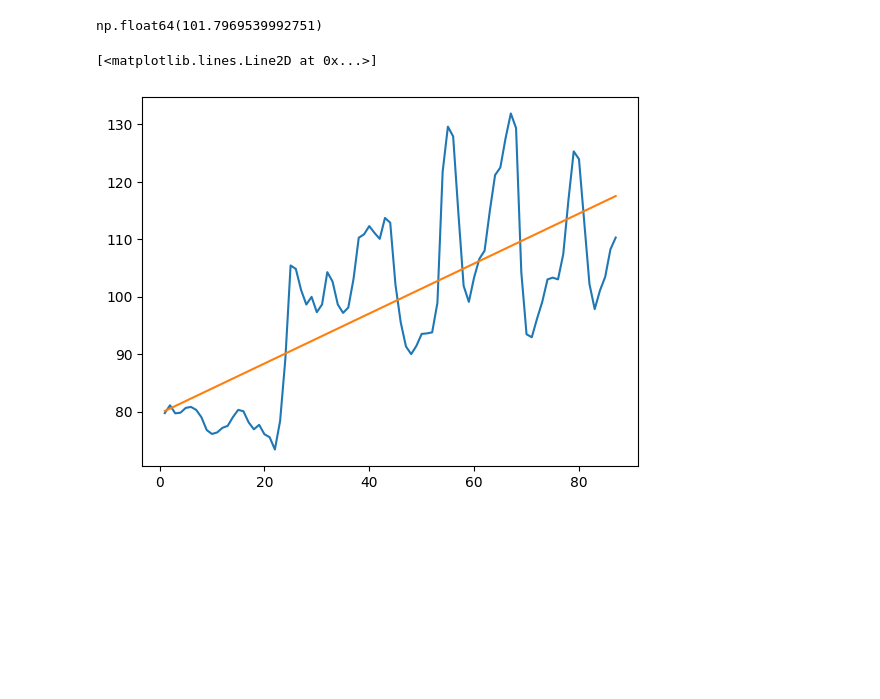
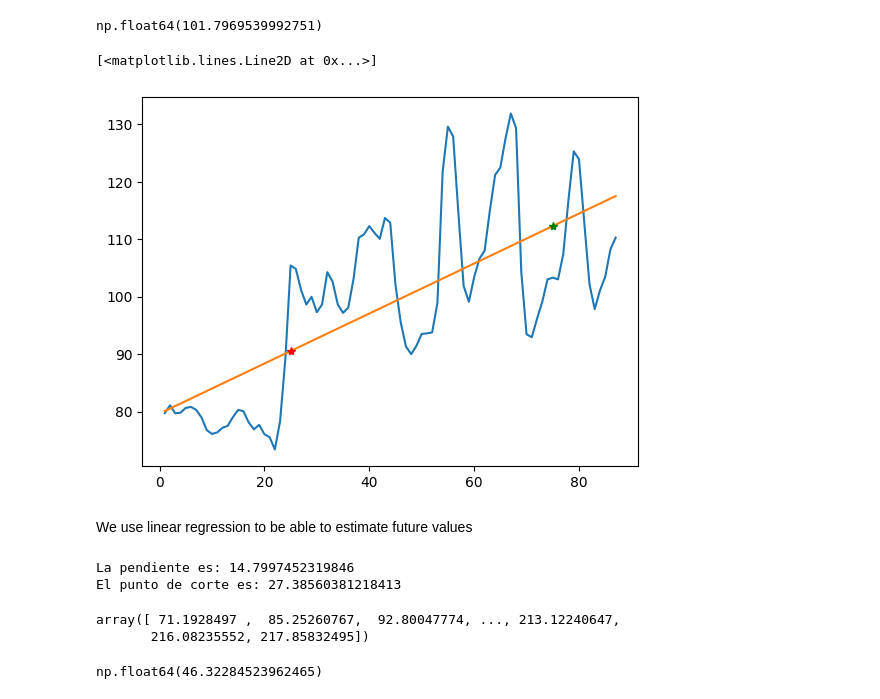
Before and after one commit to dscamacho333/Data_Science_Course, a Jupyter notebook: Numpy.ipynb, the cells around one changed output. Saved outputs shown, nothing was run; the diff lists cells and outputs as text; code cells hidden in the pictures; blank space fills up the shorter version.

Commit message:
Learning about linear regression applications and doing practice exercise

```diff
--- a/Numpy.ipynb
+++ b/Numpy.ipynb
@@ -744,13 +744,26 @@ np.float64(101.7969539992751)
 # %%
 plt.plot(
     apple_dataset_indexed_dates,
     moscow_apple_dataset_prices_array
 )
 
 plt.plot(
     x,
     y
 )
+
+plt.plot(
+    25,
+    a*25+b,
+    '*r'
+)
+plt.plot(
+    75,
+    a*75+b,
+    '*g'
+)
 # %% [output]
 [<matplotlib.lines.Line2D at 0x...>]
-[figure, old version]
+[figure, new version]
+# %% [markdown]
+We use linear regression to be able to estimate future values
@@ -756,0 +778,6 @@ plt.plot(
+# %%
+print(f'La pendiente es: {orange_a}')
+print(f'El punto de corte es: {orange_b}')
+# %% [output]
+La pendiente es: 14.7997452319846
+El punto de corte es: 27.38560381218413
@@ -756,0 +786,11 @@ plt.plot(
+# %%
+orange_y
+# %% [output]
+array([ 71.1928497 ,  85.25260767,  92.80047774, ..., 213.12240647,
+       216.08235552, 217.85832495])
+# %%
+np.linalg.norm(
+    orange_weight_column_data - orange_y
+)
+# %% [output]
+np.float64(46.32284523962465)
```
Also changed, not shown: parts of 5 cells of this notebook.
